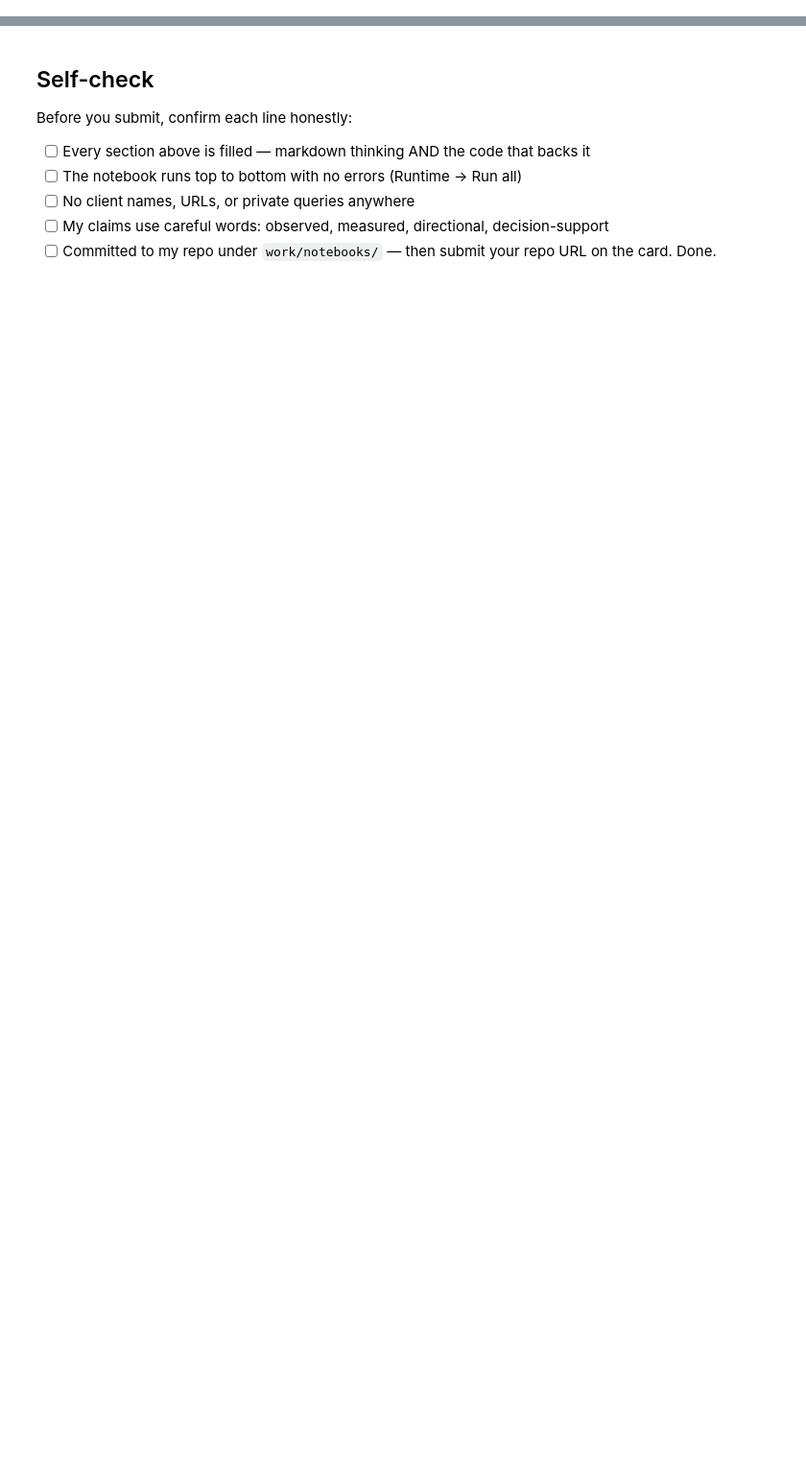
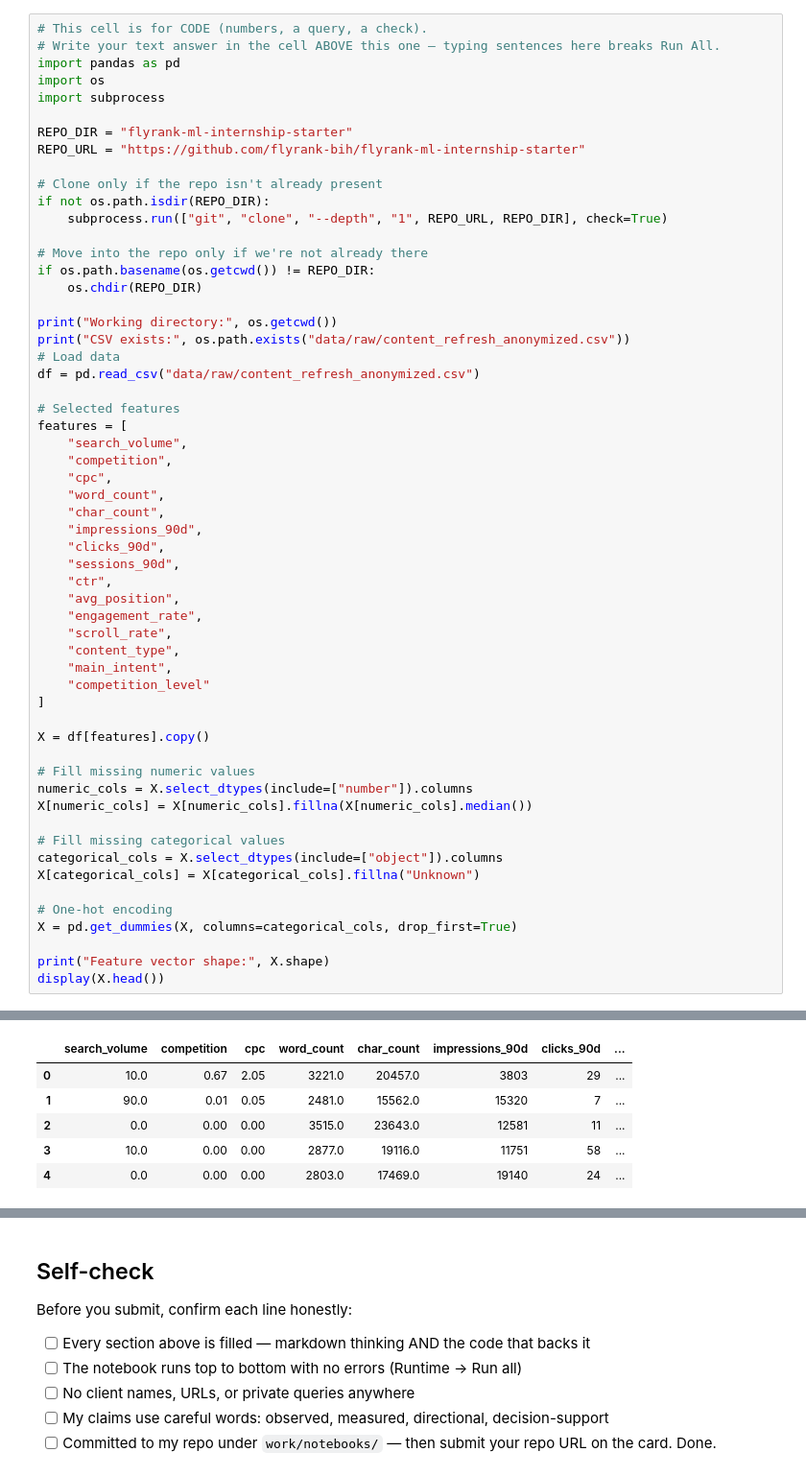
Before and after one commit to k9Sx3CC/01_first_look_and_discovery.ipynb, a Jupyter notebook: work/notebooks/w03_feature_leakage_check.ipynb, the cells around one changed output, grey strips where cells are left out. Shown at 96% size. Saved outputs shown, nothing was run; the diff lists cells and outputs as text; blank space fills up the shorter version.

```diff
--- a/work/notebooks/w03_feature_leakage_check.ipynb
+++ b/work/notebooks/w03_feature_leakage_check.ipynb
@@ -12,0 +17,58 @@ This skeleton is yours to fill. Work the sections **in order** — each one has
+# %%
+# This cell is for CODE (numbers, a query, a check).
+# Write your text answer in the cell ABOVE this one — typing sentences here breaks Run All.
+import pandas as pd
+import os
+import subprocess
+
+REPO_DIR = "flyrank-ml-internship-starter"
+REPO_URL = "https://github.com/flyrank-bih/flyrank-ml-internship-starter"
+
+# Clone only if the repo isn't already present
+if not os.path.isdir(REPO_DIR):
+    subprocess.run(["git", "clone", "--depth", "1", REPO_URL, REPO_DIR], check=True)
+
+# Move into the repo only if we're not already there
+if os.path.basename(os.getcwd()) != REPO_DIR:
+    os.chdir(REPO_DIR)
+
+print("Working directory:", os.getcwd())
+print("CSV exists:", os.path.exists("data/raw/content_refresh_anonymized.csv"))
+# Load data
+df = pd.read_csv("data/raw/content_refresh_anonymized.csv")
+
+# Selected features
+features = [
+    "search_volume",
+    "competition",
+    "cpc",
+    "word_count",
+    "char_count",
+    "impressions_90d",
+    "clicks_90d",
+    "sessions_90d",
+    "ctr",
+    "avg_position",
+    "engagement_rate",
+    "scroll_rate",
+    "content_type",
+    "main_intent",
+    "competition_level"
+]
+
+X = df[features].copy()
+
+# Fill missing numeric values
+numeric_cols = X.select_dtypes(include=["number"]).columns
+X[numeric_cols] = X[numeric_cols].fillna(X[numeric_cols].median())
+
+# Fill missing categorical values
+categorical_cols = X.select_dtypes(include=["object"]).columns
+X[categorical_cols] = X[categorical_cols].fillna("Unknown")
+
+# One-hot encoding
+X = pd.get_dummies(X, columns=categorical_cols, drop_first=True)
+
+print("Feature vector shape:", X.shape)
+display(X.head())
+# %% [output]
@@ -12,0 +78,6 @@ This skeleton is yours to fill. Work the sections **in order** — each one has
+|  | search_volume | competition | cpc | word_count | char_count | impressions_90d | clicks_90d | ... |
+| 0 | 10.0 | 0.67 | 2.05 | 3221.0 | 20457.0 | 3803 | 29 | ... |
+| 1 | 90.0 | 0.01 | 0.05 | 2481.0 | 15562.0 | 15320 | 7 | ... |
+| 2 | 0.0 | 0.00 | 0.00 | 3515.0 | 23643.0 | 12581 | 11 | ... |
+| 3 | 10.0 | 0.00 | 0.00 | 2877.0 | 19116.0 | 11751 | 58 | ... |
+| 4 | 0.0 | 0.00 | 0.00 | 2803.0 | 17469.0 | 19140 | 24 | ... |
```
Also changed, not shown: parts of 16 cells of this notebook.
